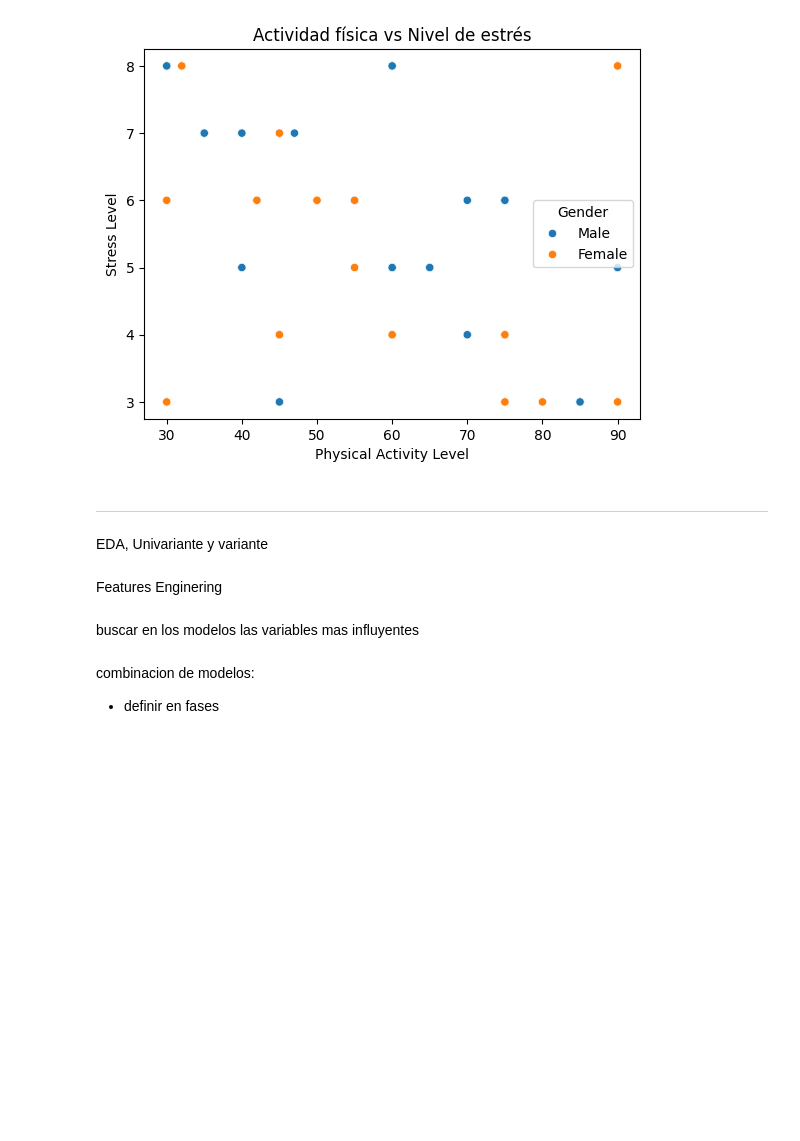
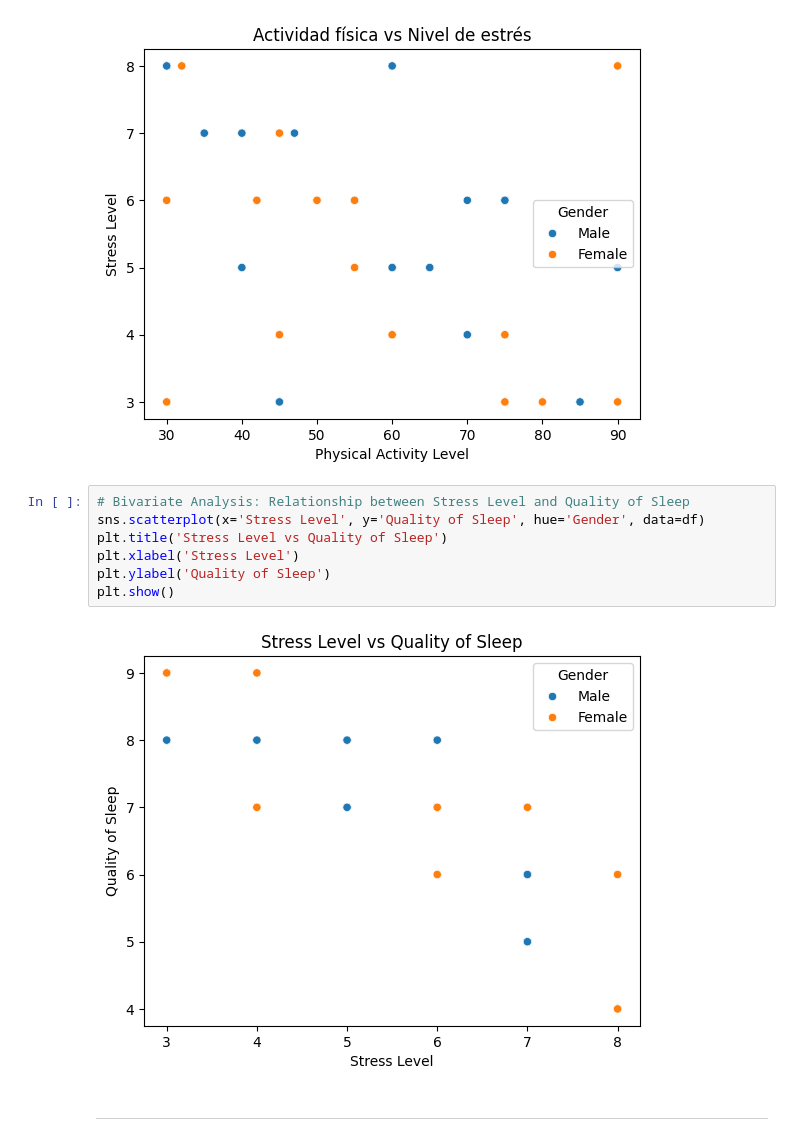
Before and after one commit to NaiSaratxaga/2503_dsft_thebridge_naiara, a Jupyter notebook: 3-Machine_Learning/Entregas/ML_project/Definicion_ML.ipynb, the cells around one changed output. Drawn from its saved outputs; the diff is of its cells as text; blank space fills up the shorter version.

```diff
--- a/3-Machine_Learning/Entregas/ML_project/Definicion_ML.ipynb
+++ b/3-Machine_Learning/Entregas/ML_project/Definicion_ML.ipynb
@@ -190,14 +203,14 @@ plt.title('Actividad física vs Nivel de estrés')
 plt.show()
 # %% [output]
 [figure]
+# %%
+# Bivariate Analysis: Relationship between Stress Level and Quality of Sleep
+sns.scatterplot(x='Stress Level', y='Quality of Sleep', hue='Gender', data=df)
+plt.title('Stress Level vs Quality of Sleep')
+plt.xlabel('Stress Level')
+plt.ylabel('Quality of Sleep')
+plt.show()
+# %% [output]
+[figure, added]
 # %% [markdown]
 ---
-# %% [markdown]
-EDA, Univariante y variante
-# %% [markdown]
-Features Enginering
-# %% [markdown]
-buscar en los modelos las variables mas influyentes
-# %% [markdown]
-combinacion de modelos:
-- definir en fases
```
Also changed, not shown: parts of 3 cells of this notebook.
